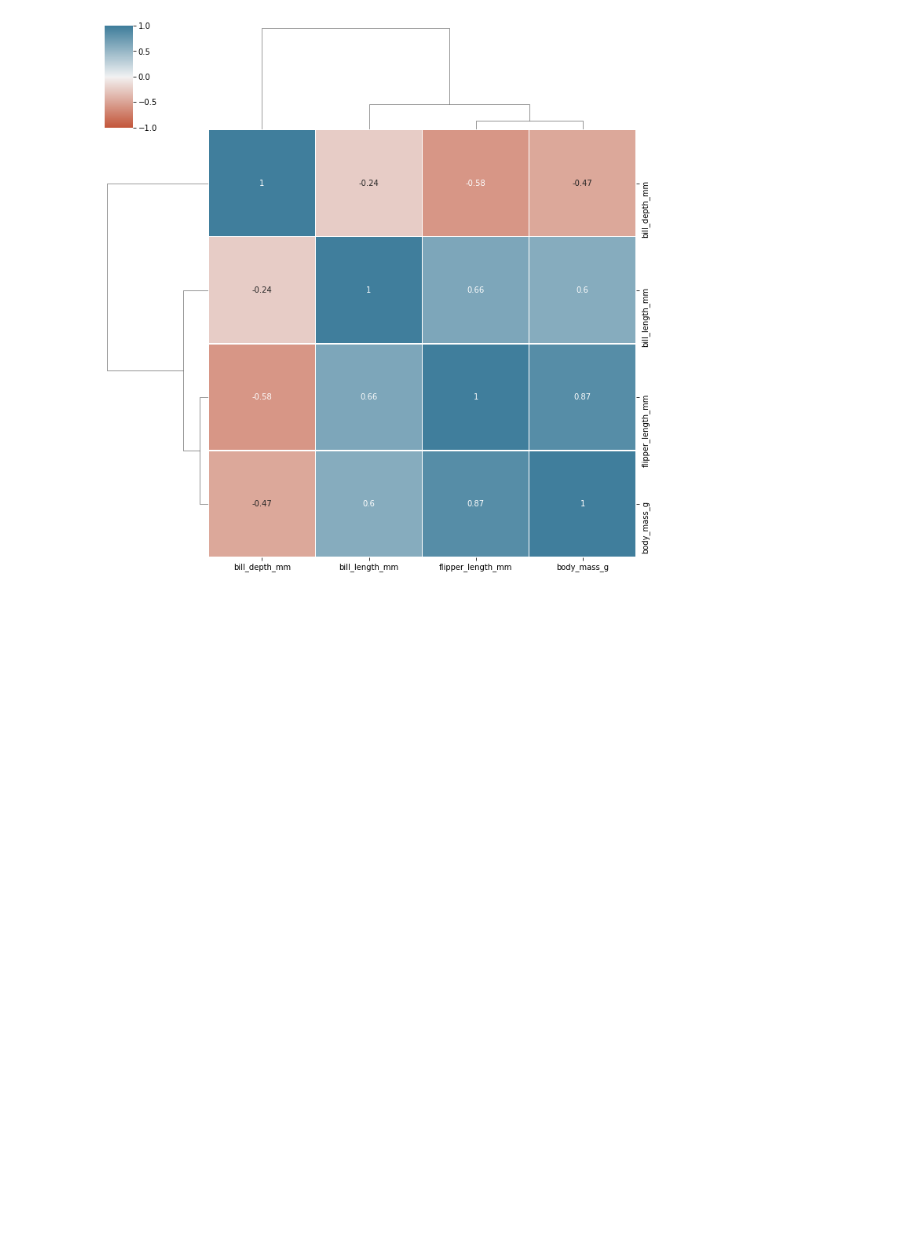
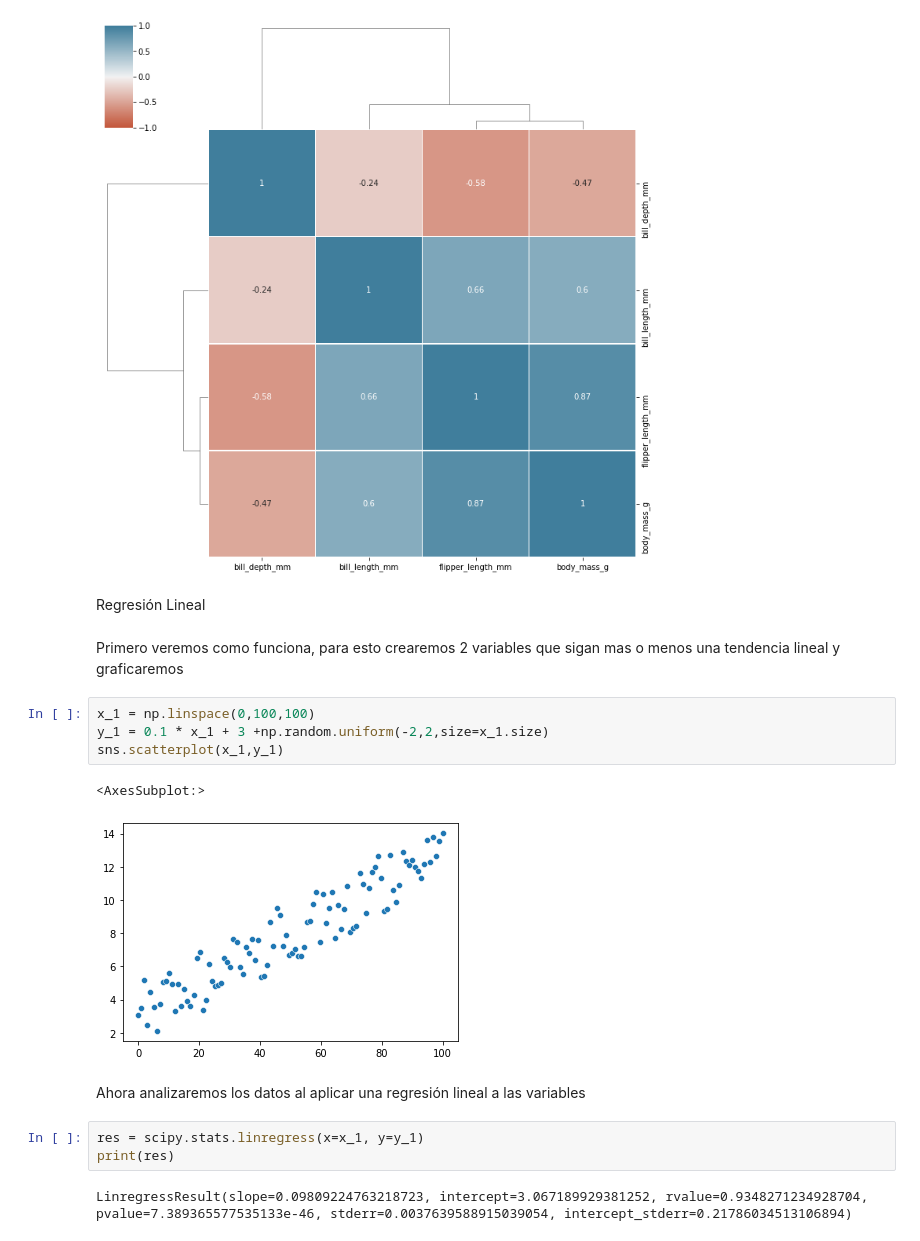
Before and after one commit to mariosanchez5/An-lisis-Exploratorios---Varios, a Jupyter notebook: Análisis Exploratorio - Pinguinos(sns).ipynb, the cells around one changed output. Drawn from its saved outputs; the diff is of its cells as text; blank space fills up the shorter version.

Commit message:
Añadiendo regresión lineal al análisis

```diff
--- a/Análisis Exploratorio - Pinguinos(sns).ipynb
+++ b/Análisis Exploratorio - Pinguinos(sns).ipynb
@@ -441,3 +442,21 @@ sns.clustermap(data=df.corr(),
 # %% [output]
 <seaborn.matrix.ClusterGrid at 0x...>
 [figure]
+# %% [markdown]
+Regresión Lineal
+# %% [markdown]
+Primero veremos como funciona, para esto crearemos 2 variables que sigan mas o menos una tendencia lineal y graficaremos
+# %%
+x_1 = np.linspace(0,100,100)
+y_1 = 0.1 * x_1 + 3 +np.random.uniform(-2,2,size=x_1.size)
+sns.scatterplot(x_1,y_1)
+# %% [output]
+<AxesSubplot:>
+[figure, added]
+# %% [markdown]
+Ahora analizaremos los datos al aplicar una regresión lineal a las variables
+# %%
+res = scipy.stats.linregress(x=x_1, y=y_1)
+print(res)
+# %% [output]
+LinregressResult(slope=0.09809224763218723, intercept=3.067189929381252, rvalue=0.9348271234928704, pvalue=7.389365577535133e-46, stderr=0.0037639588915039054, intercept_stderr=0.21786034513106894)
```
Also changed, not shown: parts of 15 cells of this notebook.
